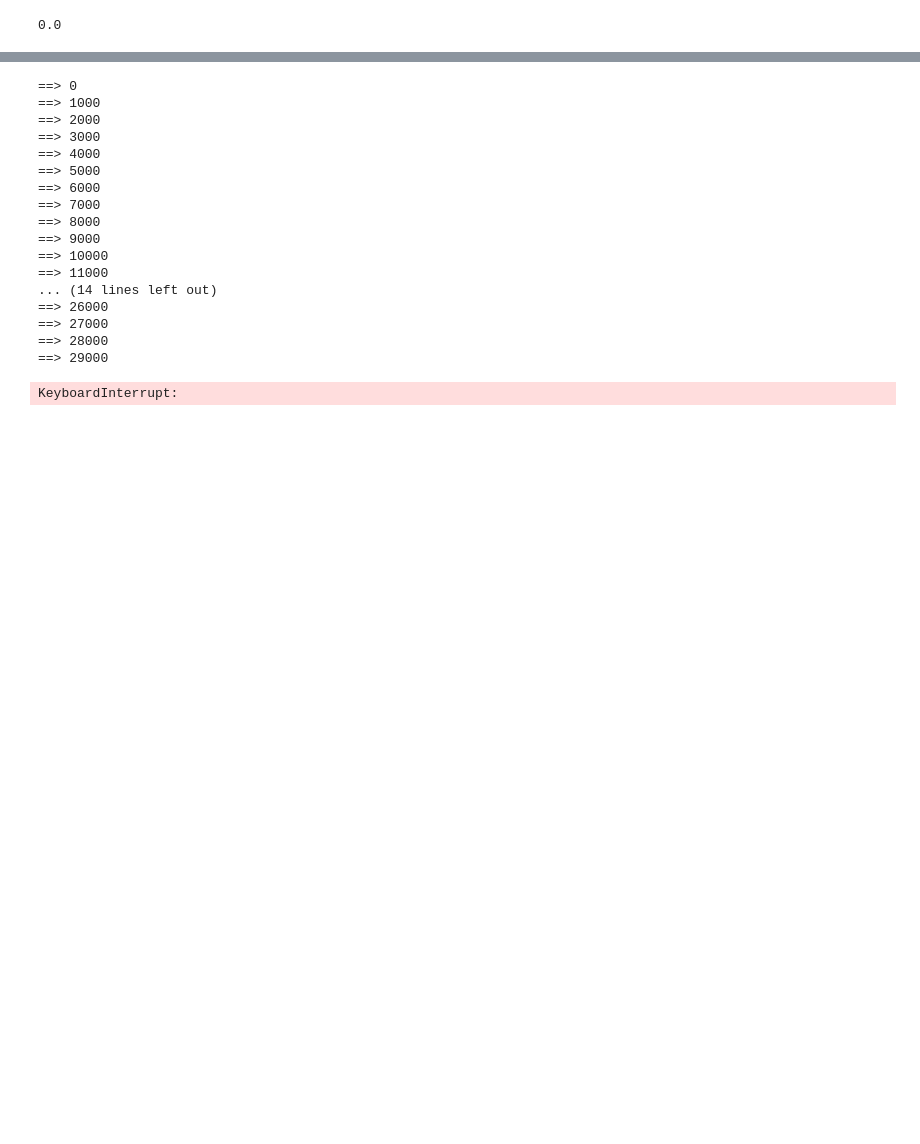
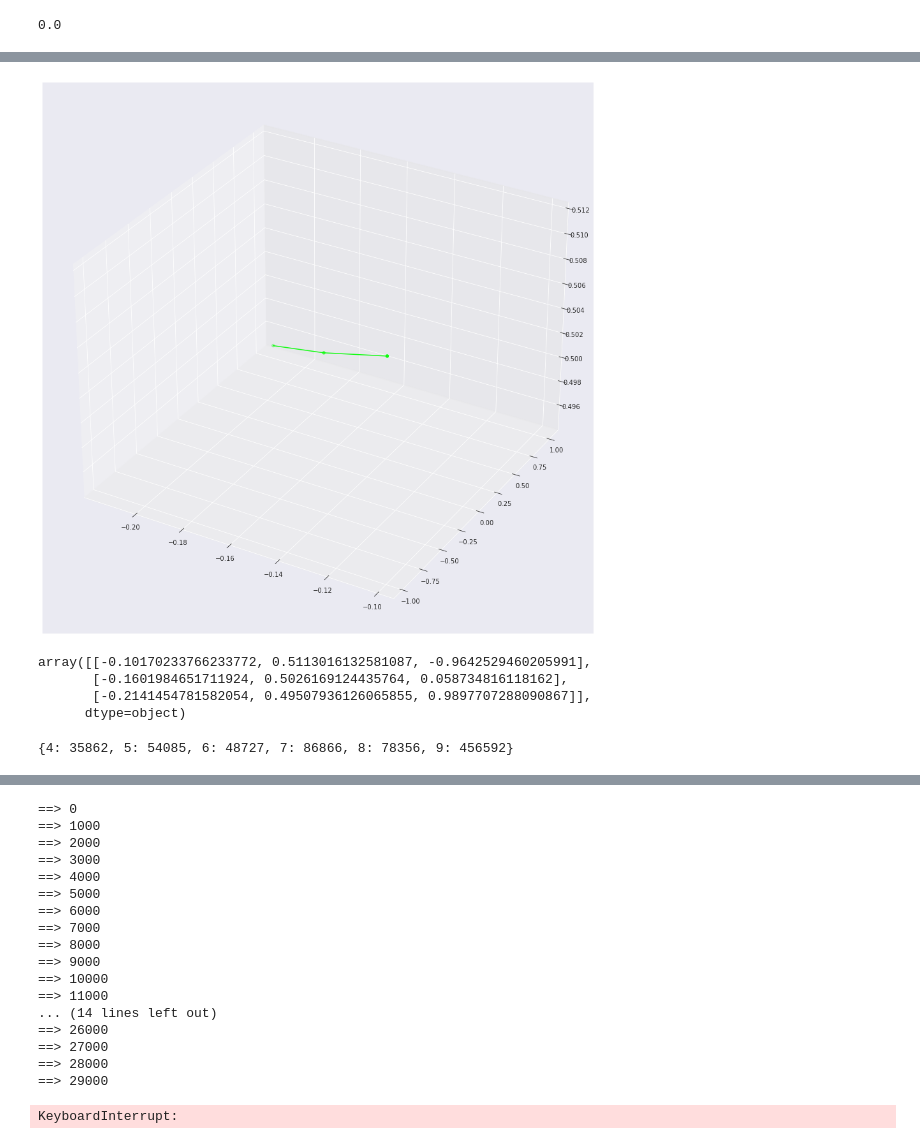
Before and after one commit to t3hseus/ariadne, a Jupyter notebook: notebooks/tracknet_preds_analyze.ipynb, the cells around one changed output, grey strips where cells are left out. Drawn from its saved outputs; the diff is of its cells as text; code cells hidden in the pictures; blank space fills up the shorter version.

```diff
--- a/notebooks/tracknet_preds_analyze.ipynb
+++ b/notebooks/tracknet_preds_analyze.ipynb
@@ -851,3 +1091,12 @@ def draw_ellipse_on_station(ax, seed, ellipse_tensor, station_to_draw, ellipse_f
         p = Ellipse(xy, w * 2, h * 2, color=col, fill=False, zorder=zorder_)
         ax.add_patch(p)
         art3d.pathpatch_2d_to_3d(p, z=station, zdir="x")
+# %%
+track = np.array([[-0.10170233766233772, 0.5113016132581087, -0.9642529460205991],
+       [-0.1601984651711924, 0.5026169124435764, 0.058734816118162],
+       [-0.2141454781582054, 0.49507936126065855, 0.9897707288090867]])
+fig = plt.figure(figsize=(12,12))
+ax = Axes3D(fig) # Method 1
+draw_track_from_numpy(ax, track, 1)
+# %% [output]
+[figure, added]
@@ -853,0 +1107,7 @@ def draw_ellipse_on_station(ax, seed, ellipse_tensor, station_to_draw, ellipse_f
+# %%
+temp[2]
+# %% [output]
+array([[-0.10170233766233772, 0.5113016132581087, -0.9642529460205991],
+       [-0.1601984651711924, 0.5026169124435764, 0.058734816118162],
+       [-0.2141454781582054, 0.49507936126065855, 0.9897707288090867]],
+      dtype=object)
@@ -853,0 +1116,6 @@ def draw_ellipse_on_station(ax, seed, ellipse_tensor, station_to_draw, ellipse_f
+# %%
+for i, track in enumerate(temp):
+    lens[len(track)]+=1
+lens
+# %% [output]
+{4: 35862, 5: 54085, 6: 48727, 7: 86866, 8: 78356, 9: 456592}
```
Also changed, not shown: parts of 63 cells of this notebook, 7 other files.
